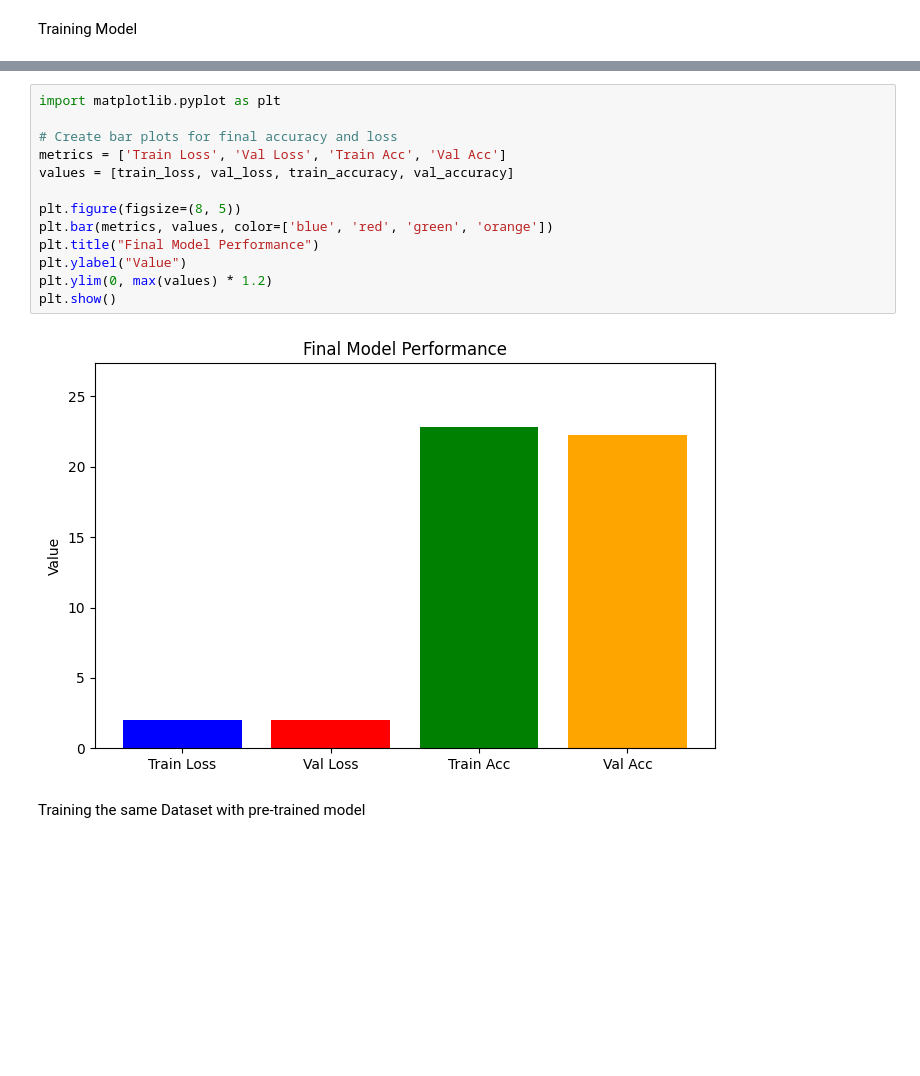
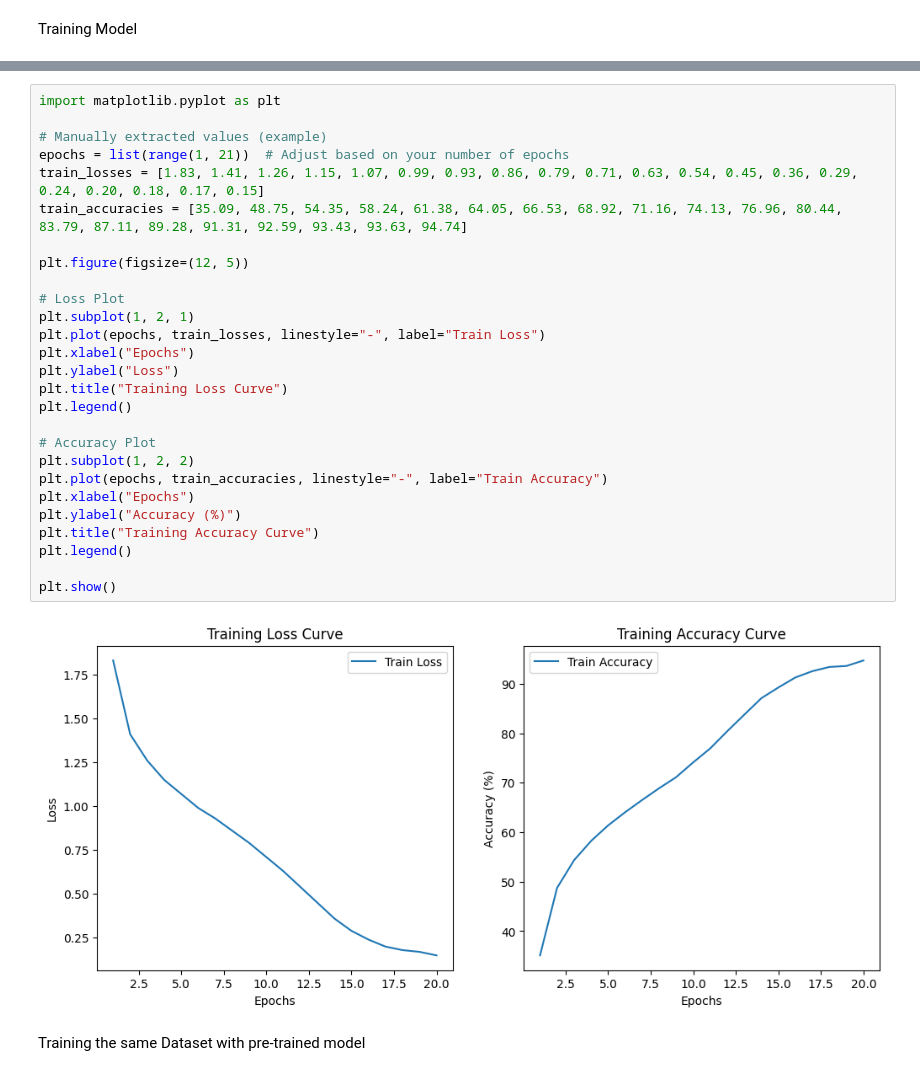
Before and after one commit to SameerMalik-UD/Binary-Classifier-Linear-MLP-, a Jupyter notebook: ViT_from _scratch.ipynb, the cells around one changed output, grey strips where cells are left out. Saved outputs shown, nothing was run; the diff lists cells and outputs as text; blank space fills up the shorter version.

```diff
--- a/ViT_from _scratch.ipynb
+++ b/ViT_from _scratch.ipynb
@@ -243,18 +207,32 @@ Final Validation Loss: 2.0310, Validation Accuracy: 22.26%
-# %%
-import matplotlib.pyplot as plt
-
-# Create bar plots for final accuracy and loss
-metrics = ['Train Loss', 'Val Loss', 'Train Acc', 'Val Acc']
-values = [train_loss, val_loss, train_accuracy, val_accuracy]
-
-plt.figure(figsize=(8, 5))
-plt.bar(metrics, values, color=['blue', 'red', 'green', 'orange'])
-plt.title("Final Model Performance")
-plt.ylabel("Value")
-plt.ylim(0, max(values) * 1.2)
-plt.show()
-# %% [output]
-[figure, removed]
+# %%
+import matplotlib.pyplot as plt
+
+# Manually extracted values (example)
+epochs = list(range(1, 21))  # Adjust based on your number of epochs
+train_losses = [1.83, 1.41, 1.26, 1.15, 1.07, 0.99, 0.93, 0.86, 0.79, 0.71, 0.63, 0.54, 0.45, 0.36, 0.29, 0.24, 0.20, 0.18, 0.17, 0.15]
+train_accuracies = [35.09, 48.75, 54.35, 58.24, 61.38, 64.05, 66.53, 68.92, 71.16, 74.13, 76.96, 80.44, 83.79, 87.11, 89.28, 91.31, 92.59, 93.43, 93.63, 94.74]
+
+plt.figure(figsize=(12, 5))
+
+# Loss Plot
+plt.subplot(1, 2, 1)
+plt.plot(epochs, train_losses, linestyle="-", label="Train Loss")
+plt.xlabel("Epochs")
+plt.ylabel("Loss")
+plt.title("Training Loss Curve")
+plt.legend()
+
+# Accuracy Plot
+plt.subplot(1, 2, 2)
+plt.plot(epochs, train_accuracies, linestyle="-", label="Train Accuracy")
+plt.xlabel("Epochs")
+plt.ylabel("Accuracy (%)")
+plt.title("Training Accuracy Curve")
+plt.legend()
+
+plt.show()
+# %% [output]
+[figure, added]
 # %% [markdown]
 Training the same Dataset with pre-trained model
 # %%
```
Also changed, not shown: parts of 23 cells of this notebook.
